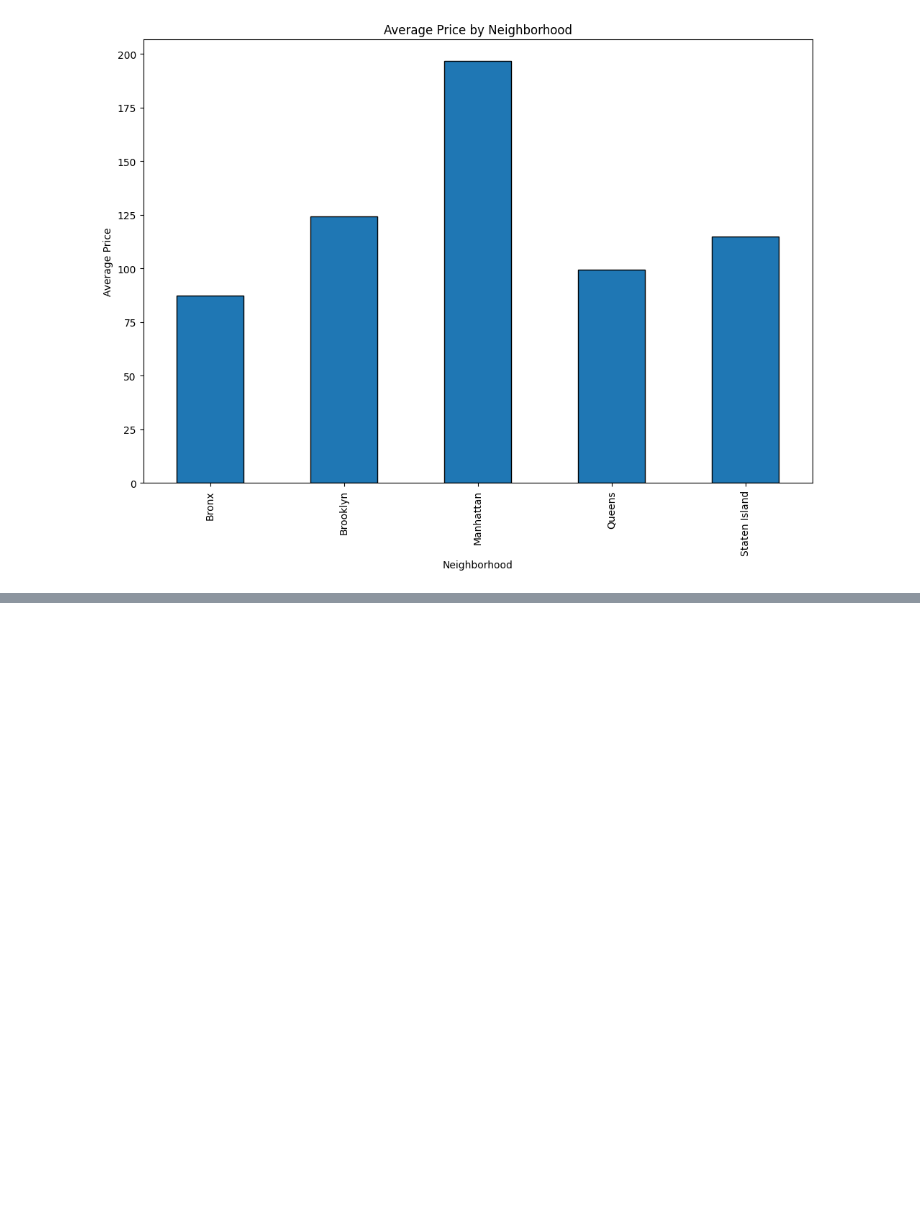
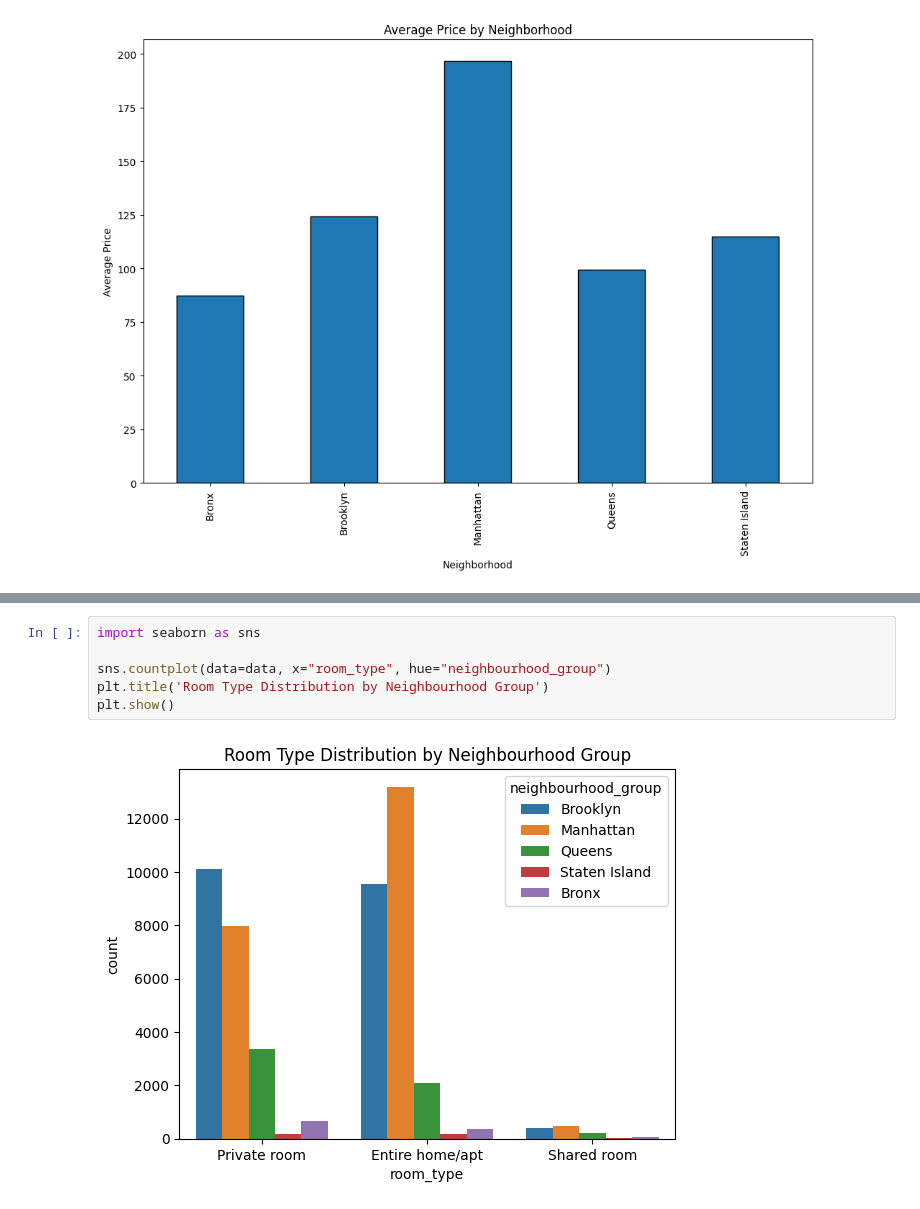
Before and after one commit to guzmanjose-cloud/machine-learning-python-template, a Jupyter notebook: src/explore.ipynb, the cells around one changed output, grey strips where cells are left out. Drawn from its saved outputs; the diff is of its cells as text; blank space fills up the shorter version.

```diff
--- a/src/explore.ipynb
+++ b/src/explore.ipynb
@@ -45,0 +50,8 @@ plt.show()
+# %%
+import seaborn as sns
+
+sns.countplot(data=data, x="room_type", hue="neighbourhood_group")
+plt.title('Room Type Distribution by Neighbourhood Group')
+plt.show()
+# %% [output]
+[figure, added]
```
Also changed, not shown: parts of 5 cells of this notebook.
